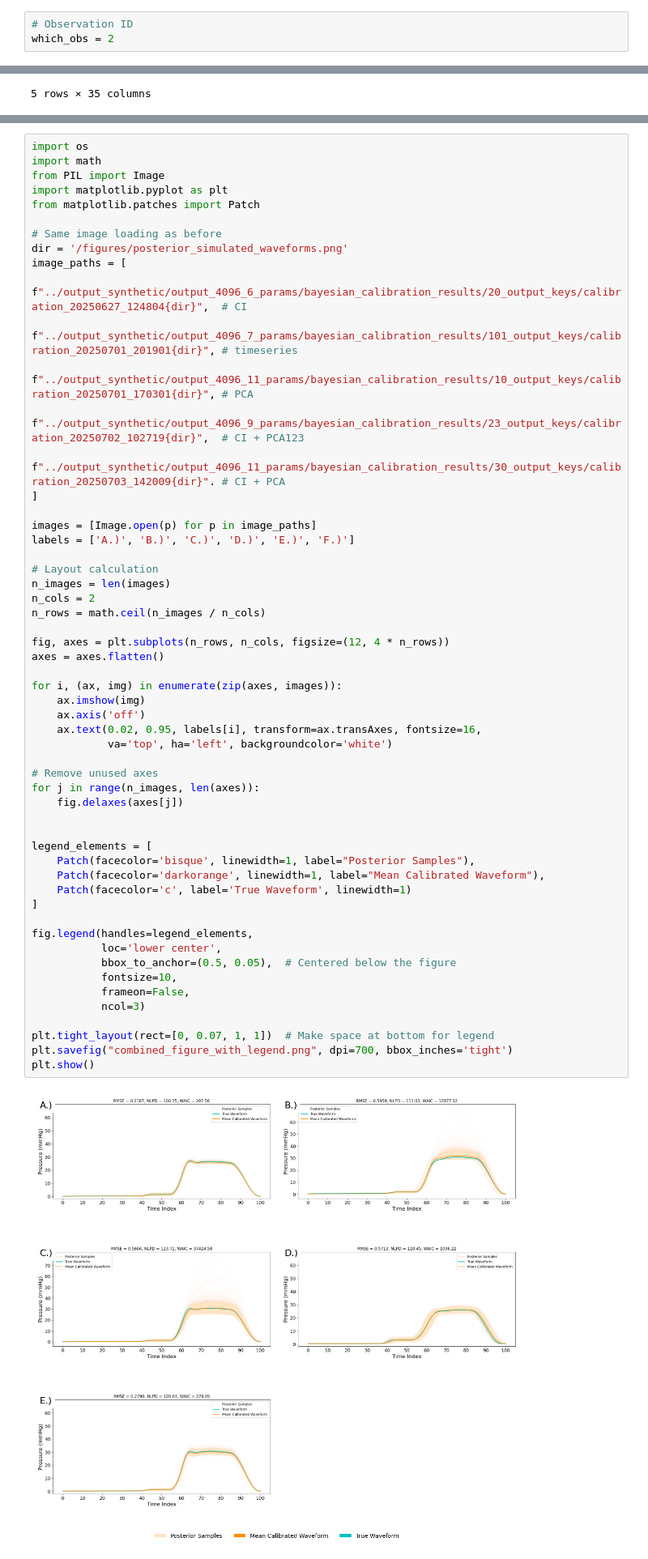
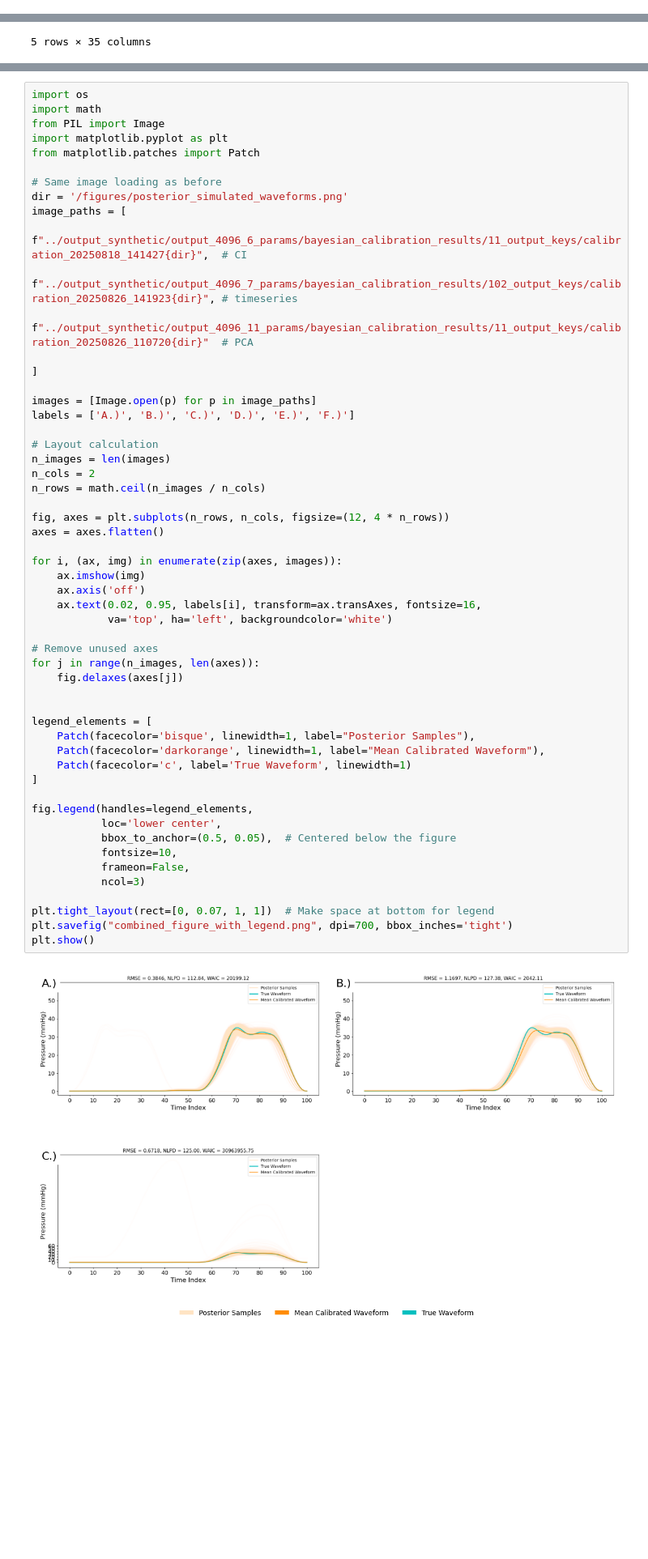
Before and after one commit to alan-turing-institute/cvd-net-pipeline, a Jupyter notebook: notebooks/manuscript_plots.ipynb, the cells around one changed output, grey strips where cells are left out. Shown: that part at 81% size. Cells and saved outputs as stored; diff of their text form; blank space fills up the shorter version.

Commit message:
update plot utils legends

```diff
--- a/notebooks/manuscript_plots.ipynb
+++ b/notebooks/manuscript_plots.ipynb
@@ -10,9 +10,6 @@ import matplotlib.pyplot as plt
 import matplotlib.colors as mcolors
 
 from AnalysisGiessen import analyseGiessen
-# %%
-# Observation ID
-which_obs = 2
 # %%
 # Load the data from the CSV file
 data = pd.read_csv('waveform_resampled_all_pressure_traces_rv_with_pca.csv')
@@ -127,11 +218,10 @@ from matplotlib.patches import Patch
 # Same image loading as before
 dir = '/figures/posterior_simulated_waveforms.png'
 image_paths = [
-    f"../output_synthetic/output_4096_6_params/bayesian_calibration_results/20_output_keys/calibration_20250627_124804{dir}",  # CI
-    f"../output_synthetic/output_4096_7_params/bayesian_calibration_results/101_output_keys/calibration_20250701_201901{dir}", # timeseries
-    f"../output_synthetic/output_4096_11_params/bayesian_calibration_results/10_output_keys/calibration_20250701_170301{dir}", # PCA
-    f"../output_synthetic/output_4096_9_params/bayesian_calibration_results/23_output_keys/calibration_20250702_102719{dir}",  # CI + PCA123
-    f"../output_synthetic/output_4096_11_params/bayesian_calibration_results/30_output_keys/calibration_20250703_142009{dir}". # CI + PCA
+    f"../output_synthetic/output_4096_6_params/bayesian_calibration_results/11_output_keys/calibration_20250818_141427{dir}",  # CI
+    f"../output_synthetic/output_4096_7_params/bayesian_calibration_results/102_output_keys/calibration_20250826_141923{dir}", # timeseries
+    f"../output_synthetic/output_4096_11_params/bayesian_calibration_results/11_output_keys/calibration_20250826_110720{dir}"  # PCA
+
 ]
 
 images = [Image.open(p) for p in image_paths]
@@ -146,34 +236,34 @@ fig, axes = plt.subplots(n_rows, n_cols, figsize=(12, 4 * n_rows))
 axes = axes.flatten()
 
 for i, (ax, img) in enumerate(zip(axes, images)):
     ax.imshow(img)
     ax.axis('off')
     ax.text(0.02, 0.95, labels[i], transform=ax.transAxes, fontsize=16,
             va='top', ha='left', backgroundcolor='white')
 
 # Remove unused axes
 for j in range(n_images, len(axes)):
     fig.delaxes(axes[j])
 
 
 legend_elements = [
     Patch(facecolor='bisque', linewidth=1, label="Posterior Samples"),
     Patch(facecolor='darkorange', linewidth=1, label="Mean Calibrated Waveform"),
     Patch(facecolor='c', label='True Waveform', linewidth=1)
 ]
 
 fig.legend(handles=legend_elements,
            loc='lower center',
            bbox_to_anchor=(0.5, 0.05),  # Centered below the figure
            fontsize=10,
            frameon=False,
            ncol=3)
 
 plt.tight_layout(rect=[0, 0.07, 1, 1])  # Make space at bottom for legend
 plt.savefig("combined_figure_with_legend.png", dpi=700, bbox_inches='tight')
 plt.show()
 # %% [output]
-[figure, old version]
+[figure, new version]
 # %%
 def plot_posterior_simulations(output_dir_sims, output_dir_bayesian):
 
```
Also changed, not shown: parts of 3 cells of this notebook, 3 other files.
